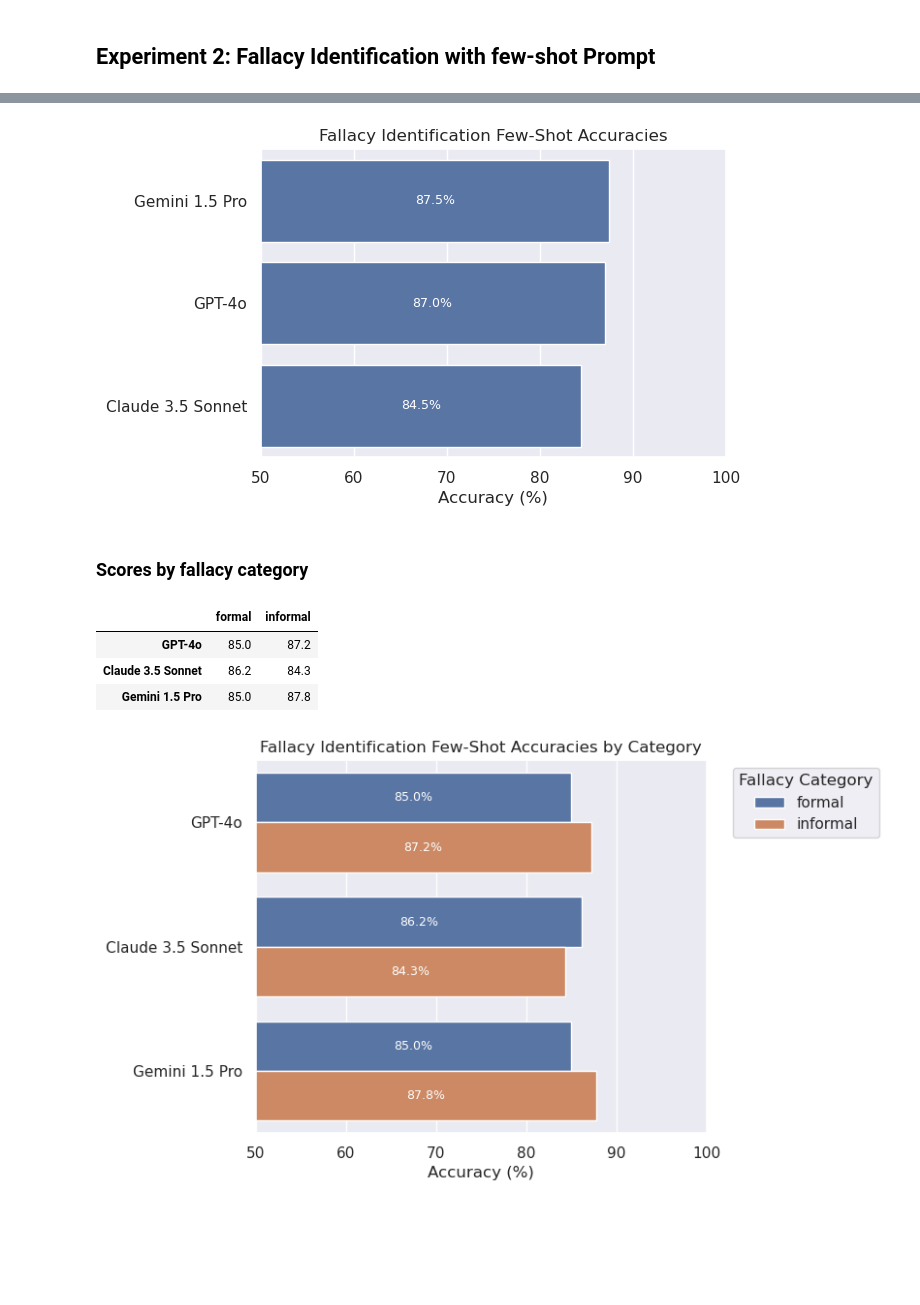
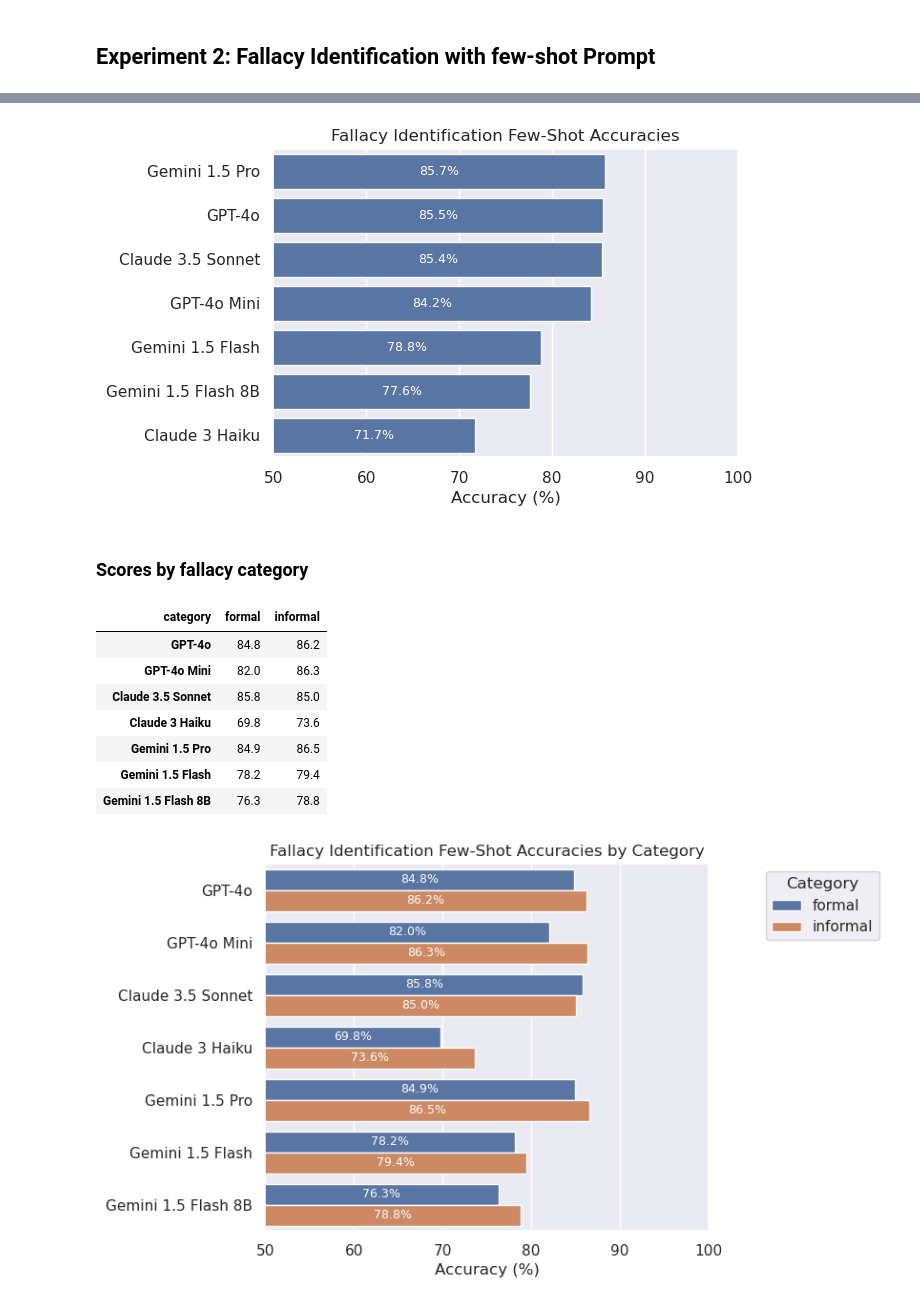
Before and after one commit to aimfeld/fallacy-detection, a Jupyter notebook: analysis.ipynb, the cells around one changed output, grey strips where cells are left out. Saved outputs shown, nothing was run; the diff lists cells and outputs as text; code cells hidden in the pictures; blank space fills up the shorter version.

```diff
--- a/analysis.ipynb
+++ b/analysis.ipynb
@@ -220,4 +247,2 @@ memory usage: 448.7+ KB
 # %%
-df_accuracies_e2 = get_fallacy_identification_accuracies(df_fallacies_e2)
-df_accuracies_e2 = df_accuracies_e2.sort_values('Accuracy', ascending=False)
-df_accuracies_e2
+_, df_subcategory_accuracies_e2, df_category_accuracies_e2, df_global_accuracies_e2 = get_accuracies(df_fallacies_e2)
@@ -229,34 +261,37 @@ df_accuracies_e2
 # %%
 plot_accuracies(
-    data=df_accuracies_e2.reset_index(),
+    data=df_global_accuracies_e2.reset_index(),
     figsize=(6, 4),
     title='Fallacy Identification Few-Shot Accuracies',
     annotate=True,
 )
 # %% [output]
-[figure, old version]
+[figure, new version]
 # %% [markdown]
 ### Scores by fallacy category
 # %%
-df_category_accuracies_e2 = get_fallacy_identification_accuracies(df_fallacies_e2, ['category'])
 df_category_accuracies_e2
 # %% [output]
-|  | formal | informal |
-| GPT-4o | 85.0 | 87.2 |
-| Claude 3.5 Sonnet | 86.2 | 84.3 |
-| Gemini 1.5 Pro | 85.0 | 87.8 |
+| category | formal | informal |
+| GPT-4o | 84.8 | 86.2 |
+| GPT-4o Mini | 82.0 | 86.3 |
+| Claude 3.5 Sonnet | 85.8 | 85.0 |
+| Claude 3 Haiku | 69.8 | 73.6 |
+| Gemini 1.5 Pro | 84.9 | 86.5 |
+| Gemini 1.5 Flash | 78.2 | 79.4 |
+| Gemini 1.5 Flash 8B | 76.3 | 78.8 |
 # %%
 df_category_accuracies_long_e2 = pd.melt(df_category_accuracies_e2, var_name='Category', value_name='Accuracy', ignore_index=False)
 
 plot_accuracies(
     data=df_category_accuracies_long_e2.reset_index(),
     figsize=(6, 5),
     title='Fallacy Identification Few-Shot Accuracies by Category',
     hue='Category',
-    legend_title='Fallacy Category',
+    legend_title='Category',
     legend_anchor=(1.4, 1),
     annotate=True,
 )
 # %% [output]
-[figure, old version]
+[figure, new version]
 # %% [markdown]
```
Also changed, not shown: parts of 58 cells of this notebook, 6 other files.
